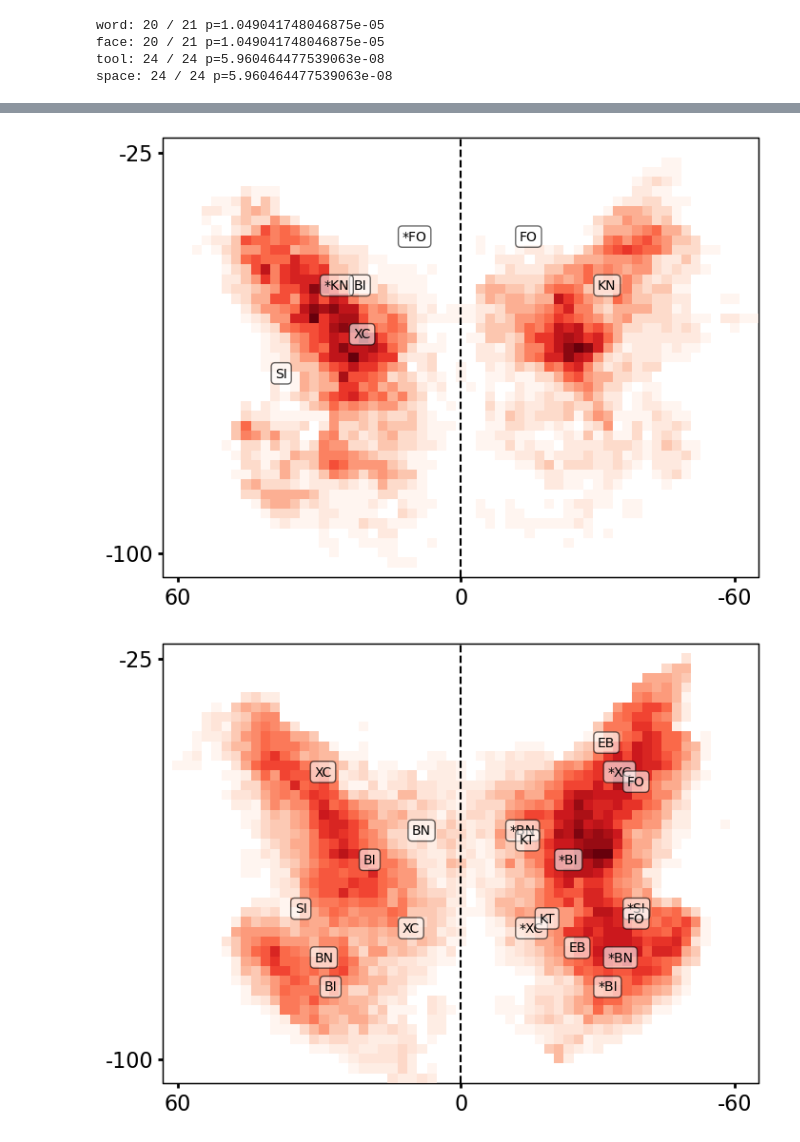
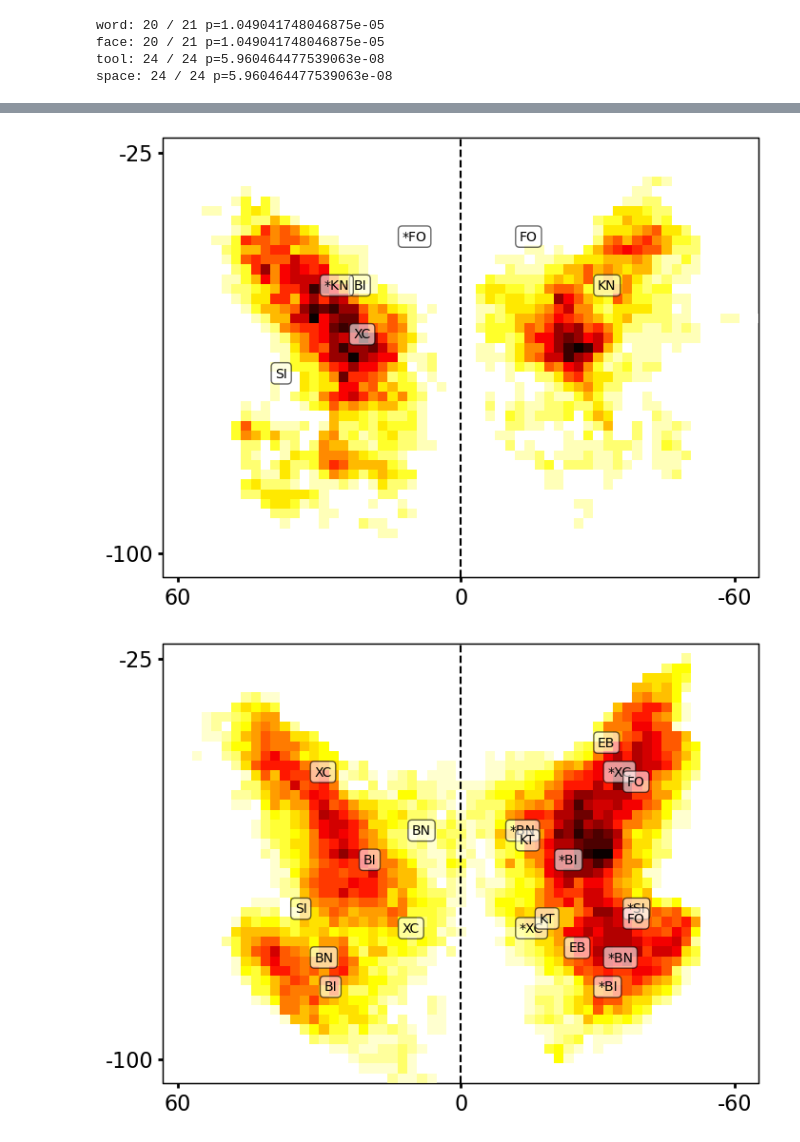
Before and after one commit to vayzenb/hemispace, a Jupyter notebook: create_neural_heatmap.ipynb, the cells around one changed output, grey strips where cells are left out. Saved outputs shown, nothing was run; the diff lists cells and outputs as text; code cells hidden in the pictures.

Commit message:
changed heatmap colors

```diff
--- a/create_neural_heatmap.ipynb
+++ b/create_neural_heatmap.ipynb
@@ -135,7 +135,7 @@ for cond, pref, split in zip(conds,pref_side, midlines):
 
     plt.figure(figsize=(10,6))
 
-    plt.imshow(neural_map, cmap='Reds')
+    plt.imshow(neural_map, cmap='hot_r')
     #add dashed vertical line at midline
     plt.axvline(x=neural_map.shape[1]/2-mid_adjust, color = 'black', linestyle = '--')
 
@@ -241,2 +241,2 @@ for cond, pref, split in zip(conds,pref_side, midlines):
-[figure, old version]
+[figure, new version]
-[figure, old version]
+[figure, new version]
```
Also changed, not shown: parts of 1 cell of this notebook, 5 other files.
